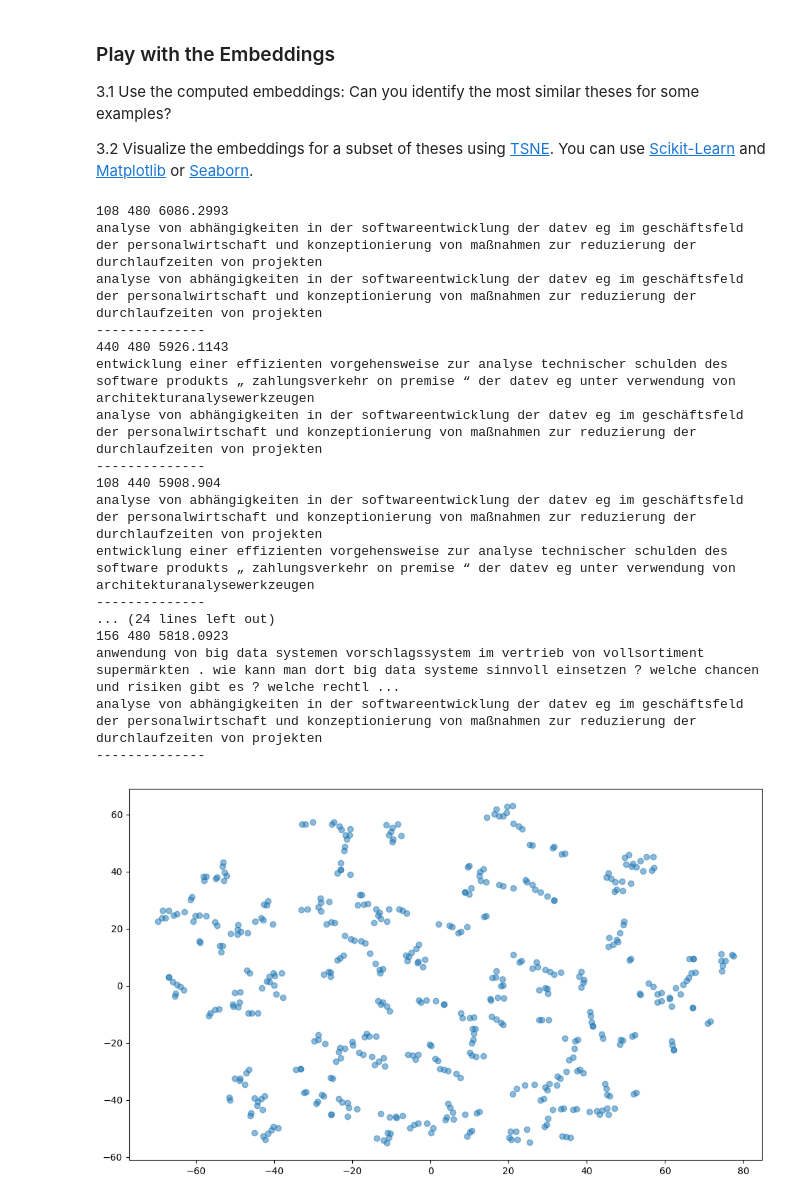
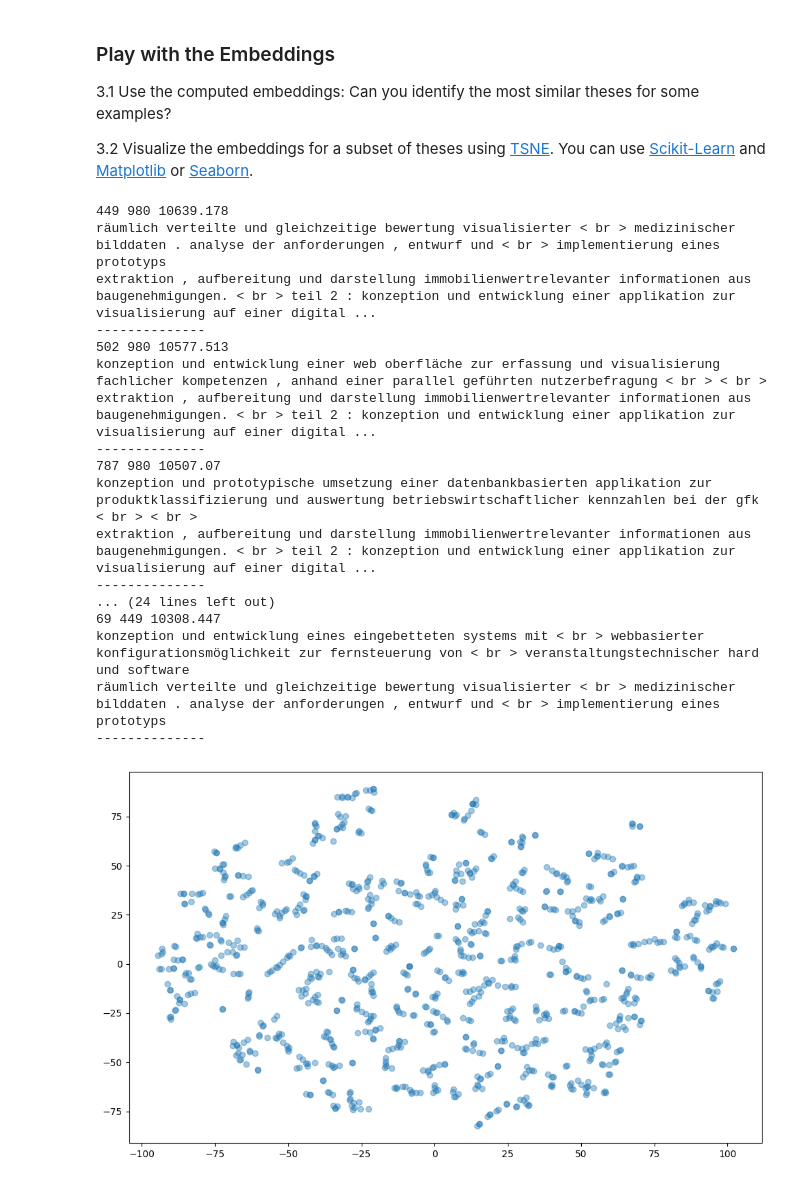
Before and after one commit to anOatFlake/seqlrn-assignments, a Jupyter notebook: 4-nnet/1-word2vec.ipynb, the cells around one changed output. Drawn from its saved outputs; the diff is of its cells as text; code cells hidden in the pictures.

Commit message:
with more plot points

```diff
--- a/4-nnet/1-word2vec.ipynb
+++ b/4-nnet/1-word2vec.ipynb
@@ -227,7 +227,7 @@ print(get_top_k_similar("virtuelle", 5))
 import numpy as np
 from sklearn.manifold import TSNE
 
-sample_size = 500
+sample_size = 1000
 sample_idx = np.random.choice(len(tokenized_data), sample_size)
 samples = [tokenized_data[idx] for idx in sample_idx]
 
@@ -260,41 +260,41 @@ for i_idx, j_idx, score in similarities[0:10]:
 
 ### END YOUR CODE
 # %% [output]
-108 480 6086.2993
-analyse von abhängigkeiten in der softwareentwicklung der datev eg im geschäftsfeld der personalwirtschaft und konzeptionierung von maßnahmen zur reduzierung der durchlaufzeiten von projekten
-analyse von abhängigkeiten in der softwareentwicklung der datev eg im geschäftsfeld der personalwirtschaft und konzeptionierung von maßnahmen zur reduzierung der durchlaufzeiten von projekten
+449 980 10639.178
+räumlich verteilte und gleichzeitige bewertung visualisierter < br > medizinischer bilddaten . analyse der anforderungen , entwurf und < br > implementierung eines prototyps
+extraktion , aufbereitung und darstellung immobilienwertrelevanter informationen aus baugenehmigungen. < br > teil 2 : konzeption und entwicklung einer applikation zur visualisierung auf einer digital ...
 --------------
-440 480 5926.1143
-entwicklung einer effizienten vorgehensweise zur analyse technischer schulden des software produkts „ zahlungsverkehr on premise “ der datev eg unter verwendung von architekturanalysewerkzeugen
-analyse von abhängigkeiten in der softwareentwicklung der datev eg im geschäftsfeld der personalwirtschaft und konzeptionierung von maßnahmen zur reduzierung der durchlaufzeiten von projekten
+502 980 10577.513
+konzeption und entwicklung einer web oberfläche zur erfassung und visualisierung fachlicher kompetenzen , anhand einer parallel geführten nutzerbefragung < br > < br >
+extraktion , aufbereitung und darstellung immobilienwertrelevanter informationen aus baugenehmigungen. < br > teil 2 : konzeption und entwicklung einer applikation zur visualisierung auf einer digital ...
 --------------
-108 440 5908.904
-analyse von abhängigkeiten in der softwareentwicklung der datev eg im geschäftsfeld der personalwirtschaft und konzeptionierung von maßnahmen zur reduzierung der durchlaufzeiten von projekten
-entwicklung einer effizienten vorgehensweise zur analyse technischer schulden des software produkts „ zahlungsverkehr on premise “ der datev eg unter verwendung von architekturanalysewerkzeugen
+787 980 10507.07
+konzeption und prototypische umsetzung einer datenbankbasierten applikation zur produktklassifizierung und auswertung betriebswirtschaftlicher kennzahlen bei der gfk < br > < br >
+extraktion , aufbereitung und darstellung immobilienwertrelevanter informationen aus baugenehmigungen. < br > teil 2 : konzeption und entwicklung einer applikation zur visualisierung auf einer digital ...
 --------------
 ... (24 lines left out)
-156 480 5818.0923
-anwendung von big data systemen vorschlagssystem im vertrieb von vollsortiment supermärkten . wie kann man dort big data systeme sinnvoll einsetzen ? welche chancen und risiken gibt es ? welche rechtl ...
-analyse von abhängigkeiten in der softwareentwicklung der datev eg im geschäftsfeld der personalwirtschaft und konzeptionierung von maßnahmen zur reduzierung der durchlaufzeiten von projekten
+69 449 10308.447
+konzeption und entwicklung eines eingebetteten systems mit < br > webbasierter konfigurationsmöglichkeit zur fernsteuerung von < br > veranstaltungstechnischer hard und software
+räumlich verteilte und gleichzeitige bewertung visualisierter < br > medizinischer bilddaten . analyse der anforderungen , entwurf und < br > implementierung eines prototyps
 --------------
 # %%
 ### TODO: 3.2 Visualize the samples in the 2D space.
 
 ### YOUR CODE HERE
 
 import matplotlib.pyplot as plt
 # Extract indices (dates) and scores from data
 indices1 = [s[0] for s in similarities]
 indices2 = [s[1] for s in similarities]
 scores = [s[2] for s in similarities]
 
 # Plot the graph
 plt.figure(figsize=(10, 6))
 
-plt.scatter(tsne[:, 0], tsne[:, 1], alpha=0.5)
+plt.scatter(tsne[:, 0], tsne[:, 1], alpha=0.4)
 plt.tight_layout()
 plt.show()
 
 ### END YOUR CODE
 # %% [output]
-[figure, old version]
+[figure, new version]
```
